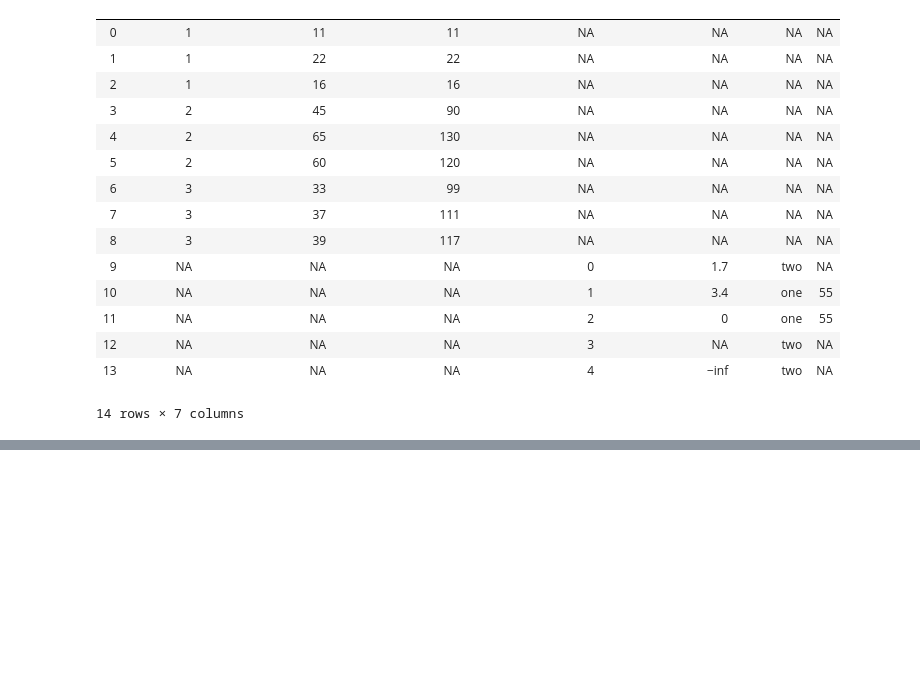
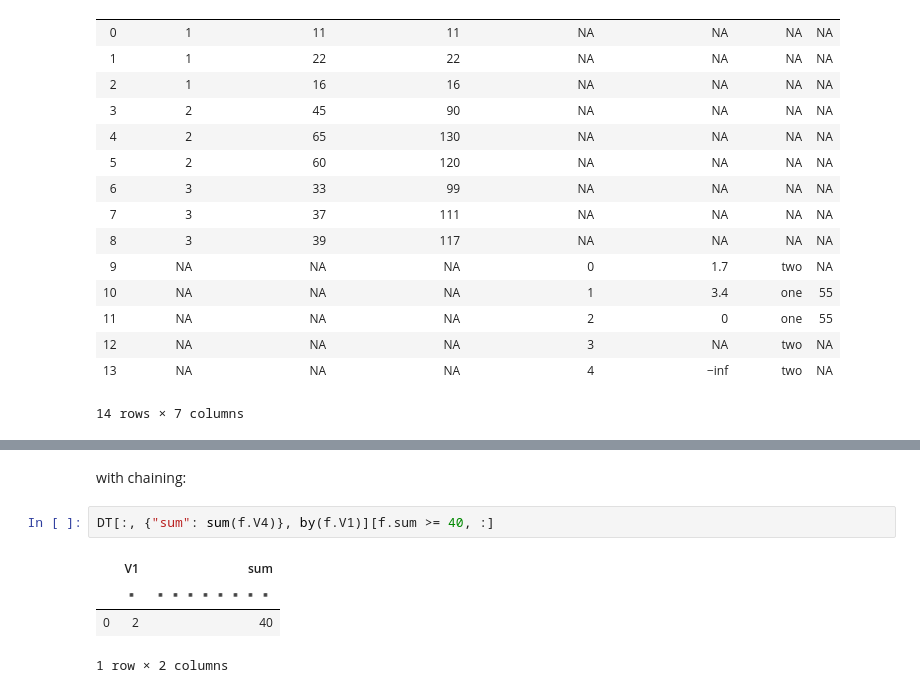
Before and after one commit to h2oai/datatable, a Jupyter notebook: docs/tutorial.ipynb, the cells around one changed output, grey strips where cells are left out. Cells and saved outputs as stored; diff of their text form; blank space fills up the shorter version.

```diff
--- a/docs/tutorial.ipynb
+++ b/docs/tutorial.ipynb
@@ -644,0 +671,9 @@ DT1
+# %% [markdown]
+with chaining:
+# %%
+DT[:, {"sum": sum(f.V4)}, by(f.V1)][f.sum >= 40, :]
+# %% [output]
+|  | V1 | sum |
+|  | ▪ | ▪▪▪▪▪▪▪▪ |
+| 0 | 2 | 40 |
+1 row × 2 columns
```
Also changed, not shown: parts of 8 cells of this notebook, 1 other file.
